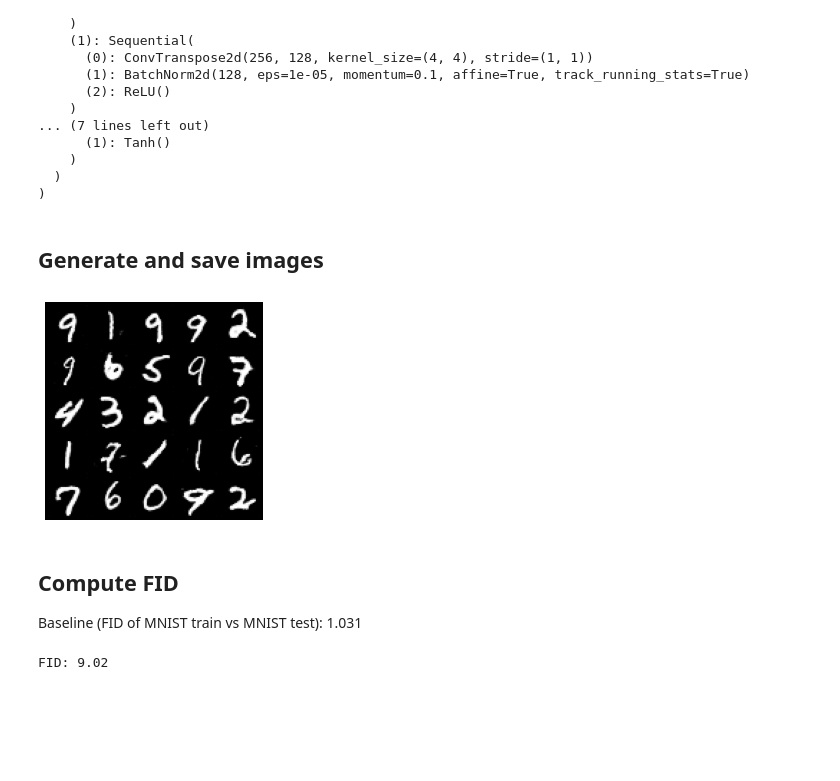
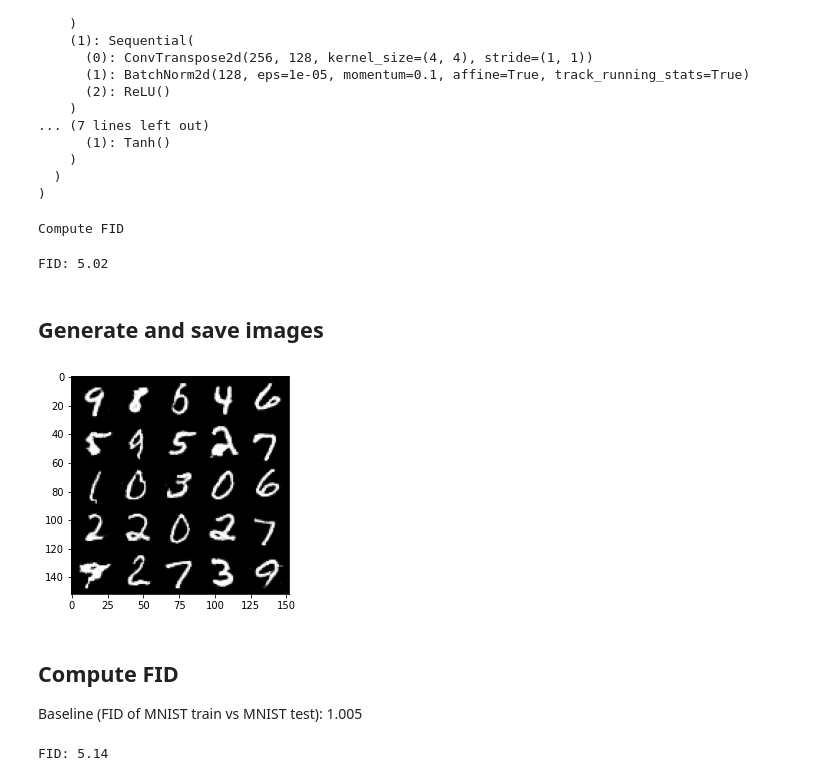
Before and after one commit to allglc/gan, a Jupyter notebook: calculate_fid.ipynb, the cells around one changed output. Drawn from its saved outputs; the diff is of its cells as text; code cells hidden in the pictures; blank space fills up the shorter version.

```diff
--- a/calculate_fid.ipynb
+++ b/calculate_fid.ipynb
@@ -76,39 +75,78 @@ Generator_28(
     )
   )
 )
+# %%
+path_mnist_png = path_data+f'/MNIST/png/train'
+fid = compute_fid(gen, conditional, n_classes, path_mnist_png)
+# %% [output]
+Compute FID
+FID: 5.02
 # %% [markdown]
 ## Generate and save images
 # %%
+# nb_images_to_generate = 10000
+# batch_size = nb_images_to_generate
+# noise = torch.randn(batch_size, z_dim, 1, 1, device=device)
+# label = torch.randint(0, 10, (batch_size, ))
+
+# if conditional:
+#     one_hot_labels = nn.functional.one_hot(label.to(device), n_classes)[:,:,None,None]
+#     noise = torch.cat((noise.float(), one_hot_labels.float()), dim=1)
+# with torch.no_grad():
+#     fake = gen(noise).detach().cpu()
+
+# show_tensor_images(fake) # show a few images
+
+# Path('/d/alecoz/projects/data/.temp').mkdir() # create directory
+# for i in tqdm(range(len(fake))):
+#     vutils.save_image(fake[i], f'/d/alecoz/projects/data/.temp/{i}.png')
+
 nb_images_to_generate = 10000
-batch_size = nb_images_to_generate
-noise = torch.randn(batch_size, z_dim, 1, 1, device=device)
-label = torch.randint(0, 10, (batch_size, ))
+batch_size = 1024
 
-if conditional:
-    one_hot_labels = nn.functional.one_hot(label.to(device), n_classes)[:,:,None,None]
-    noise = torch.cat((noise.float(), one_hot_labels.float()), dim=1)
-with torch.no_grad():
-    fake = gen(noise).detach().cpu()
+path_temp = Path('./temp')
+if path_temp.exists(): shutil.rmtree(path_temp)
+path_temp.mkdir() # create temporary directory
+
+img_idx = 0
+nb_batchs = nb_images_to_generate // batch_size
+for i in tqdm(range(nb_batchs + 1), 'Generate and save images'):
+
+    if i == nb_batchs: batch_size = nb_images_to_generate % batch_size # handle last batch
+
+    # Create inputs
+    noise = torch.randn(batch_size, gen.z_dim, 1, 1, device=device)
+
+    if conditional:
+        label = torch.randint(0, n_classes, (batch_size, ))
+        one_hot_labels = nn.functional.one_hot(label.to(device), n_classes)[:,:,None,None]
+        noise = torch.cat((noise[:, :gen.z_dim-n_classes, :, :].float(), one_hot_labels.float()), dim=1)
+
+    # Generate images
+    with torch.no_grad():
+        fake = gen(noise).detach().cpu()
+
+    # Save images in temporary folder
+    for fake_idx in range(len(fake)):
+        save_image(fake[fake_idx], path_temp/f'{img_idx}.png')
+        img_idx += 1
 
 show_tensor_images(fake) # show a few images
-
-Path('/d/alecoz/projects/data/.temp').mkdir() # create directory
-for i in tqdm(range(len(fake))):
-    vutils.save_image(fake[i], f'/d/alecoz/projects/data/.temp/{i}.png')
 # %% [output]
-[figure, old version]
+[figure, new version]
 # %% [markdown]
 ## Compute FID
-Baseline (FID of MNIST train vs MNIST test): 1.031
+Baseline (FID of MNIST train vs MNIST test): 1.005
 # %%
 fid = calculate_fid_given_paths(
-    paths=['/d/alecoz/projects/data/MNIST/png/train', '/d/alecoz/projects/data/.temp'],
+    paths=[path_data+f'/MNIST/png/train', str(path_temp)],
     batch_size=50,
     device='cuda',
     dims=2048,
     num_workers=min(num_avail_cpus, 8))
 print('FID: {:.2f}'.format(fid))
 
-shutil.rmtree('/d/alecoz/projects/data/.temp') # remove temporary directory
+# shutil.rmtree('/d/alecoz/projects/data/.temp') # remove temporary directory
+# shutil.rmtree(path_temp) # remove temporary directory
 # %% [output]
-FID: 9.02
+FID: 5.14
```
Also changed, not shown: parts of 5 cells of this notebook, 1 other file.
